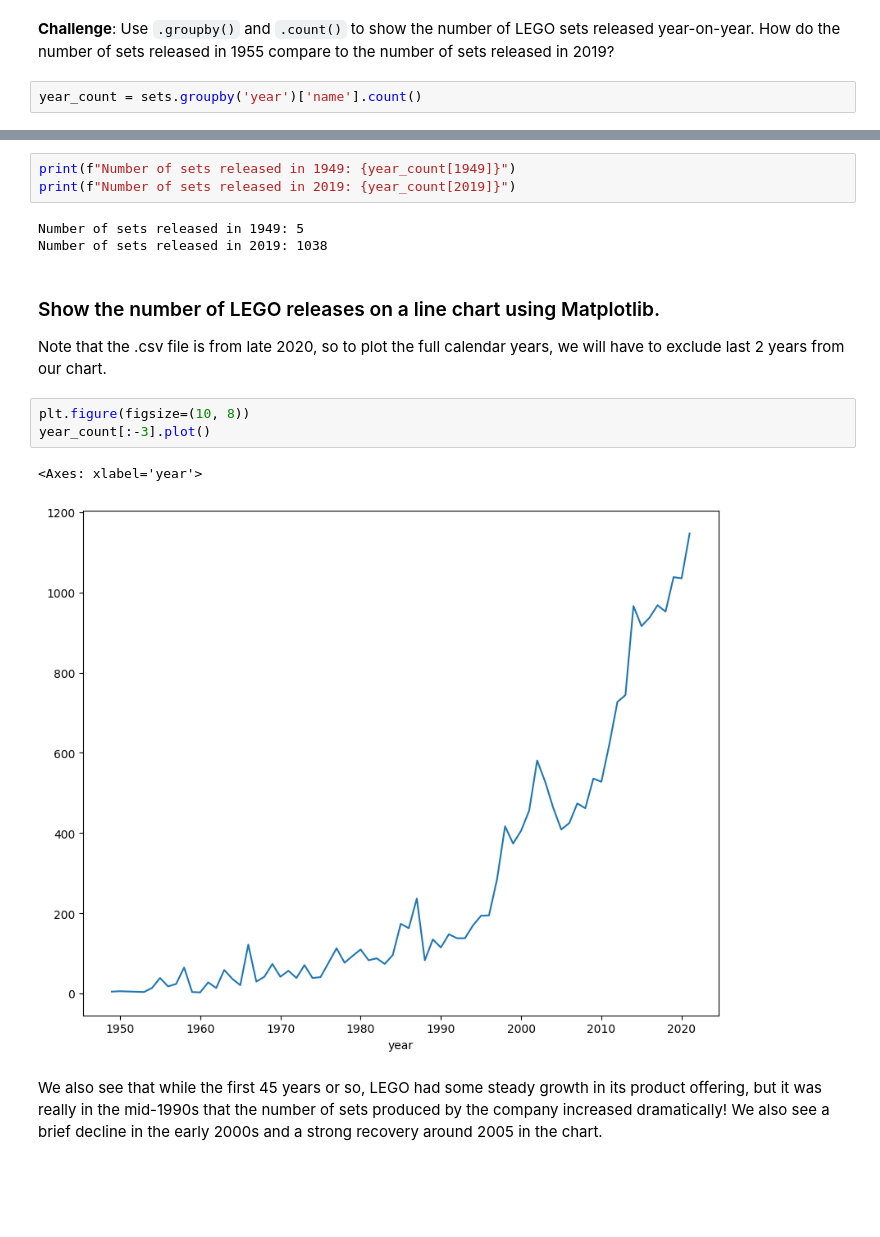
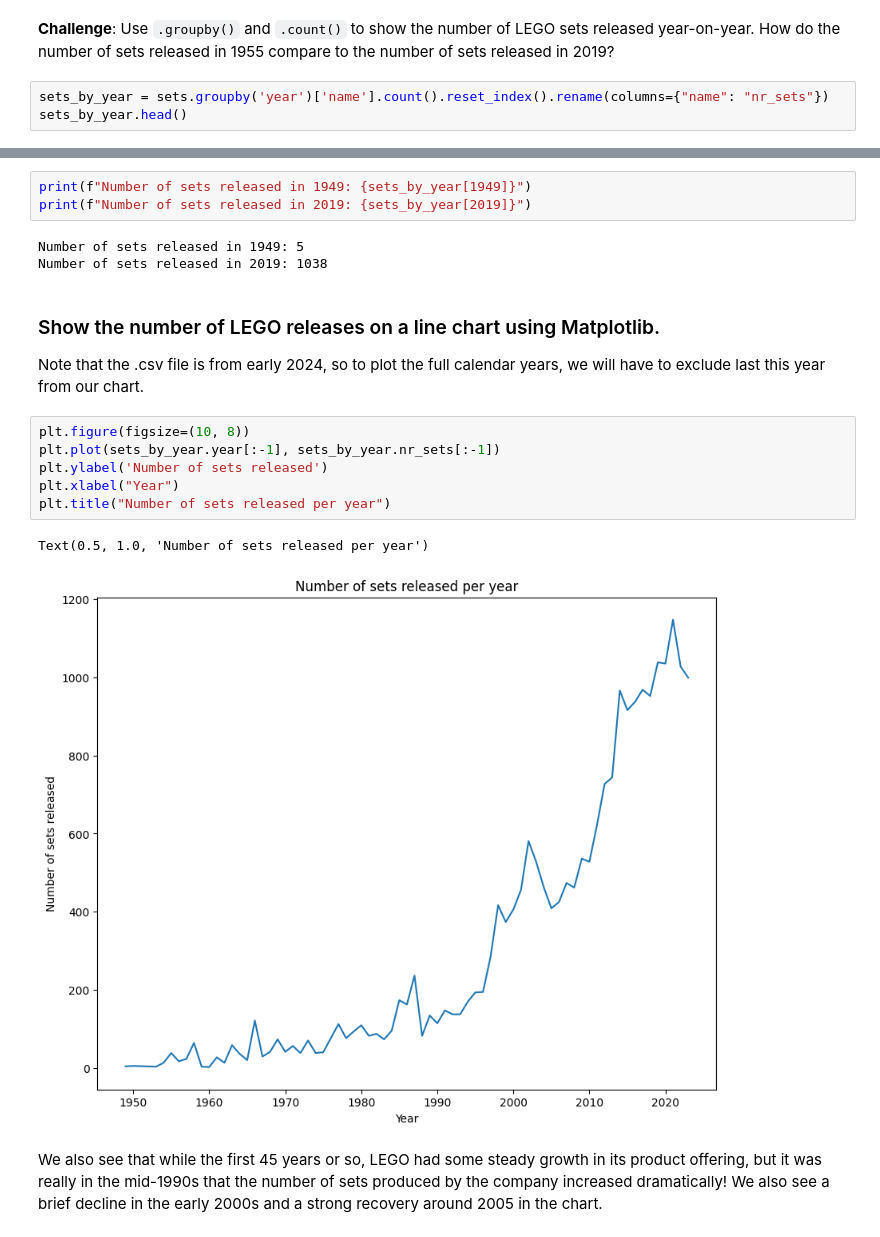
Before and after one commit to M-Awwab-Khan/analyzing-LEGO-dataset, a Jupyter notebook: LEGO-dataset-analysis.ipynb, the cells around one changed output, grey strips where cells are left out. Saved outputs shown, nothing was run; the diff lists cells and outputs as text; blank space fills up the shorter version.

```diff
--- a/LEGO-dataset-analysis.ipynb
+++ b/LEGO-dataset-analysis.ipynb
@@ -131,4 +131,5 @@ sets.sort_values('num_parts', ascending=False).head()
 # %% [markdown]
 **Challenge**: Use <code>.groupby()</code> and <code>.count()</code> to show the number of LEGO sets released year-on-year. How do the number of sets released in 1955 compare to the number of sets released in 2019?
 # %%
-year_count = sets.groupby('year')['name'].count()
+sets_by_year = sets.groupby('year')['name'].count().reset_index().rename(columns={"name": "nr_sets"})
+sets_by_year.head()
@@ -135,18 +143,21 @@ year_count = sets.groupby('year')['name'].count()
 # %%
-print(f"Number of sets released in 1949: {year_count[1949]}")
-print(f"Number of sets released in 2019: {year_count[2019]}")
+print(f"Number of sets released in 1949: {sets_by_year[1949]}")
+print(f"Number of sets released in 2019: {sets_by_year[2019]}")
 # %% [output]
 Number of sets released in 1949: 5
 Number of sets released in 2019: 1038
 # %% [markdown]
 ### Show the number of LEGO releases on a line chart using Matplotlib.
-Note that the .csv file is from late 2020, so to plot the full calendar years, we will have to exclude last 2 years from our chart.
+Note that the .csv file is from early 2024, so to plot the full calendar years, we will have to exclude last this year from our chart.
-# %%
-plt.figure(figsize=(10, 8))
-year_count[:-3].plot()
-# %% [output]
-<Axes: xlabel='year'>
-[figure, removed]
+# %%
+plt.figure(figsize=(10, 8))
+plt.plot(sets_by_year.year[:-1], sets_by_year.nr_sets[:-1])
+plt.ylabel('Number of sets released')
+plt.xlabel("Year")
+plt.title("Number of sets released per year")
+# %% [output]
+Text(0.5, 1.0, 'Number of sets released per year')
+[figure, added]
 # %% [markdown]
 We also see that while the first 45 years or so, LEGO had some steady growth in its product offering, but it was really in the mid-1990s that the number of sets produced by the company increased dramatically! We also see a brief decline in the early 2000s and a strong recovery around 2005 in the chart.
 # %% [markdown]
```
Also changed, not shown: parts of 21 cells of this notebook.
